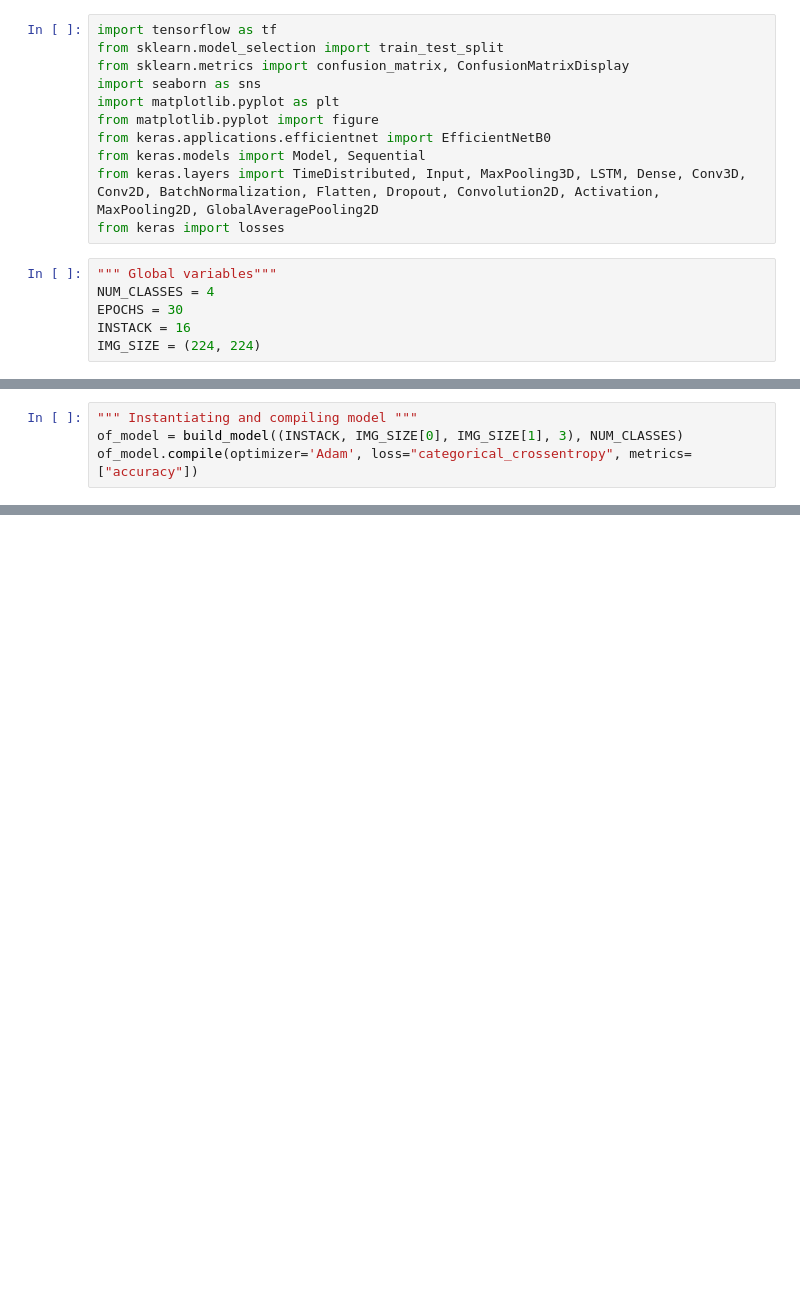
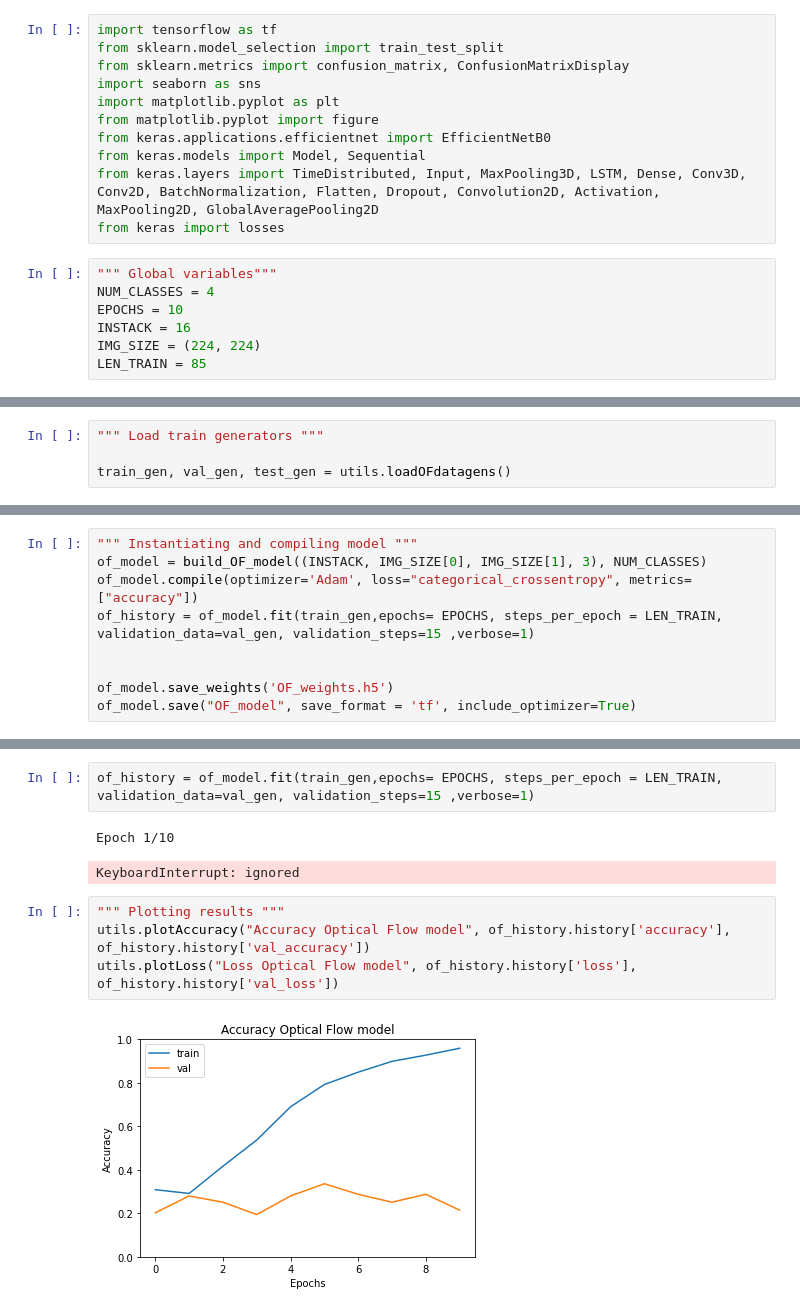
Before and after one commit to flavius25/CV_group25, a Jupyter notebook: OF_CNN.ipynb, the cells around one changed output, grey strips where cells are left out. Saved outputs shown, nothing was run; the diff lists cells and outputs as text; blank space fills up the shorter version.

```diff
--- a/OF_CNN.ipynb
+++ b/OF_CNN.ipynb
@@ -26,6 +23,7 @@ from keras import losses
 # %%
 """ Global variables"""
 NUM_CLASSES = 4
-EPOCHS = 30
+EPOCHS = 10
 INSTACK = 16
 IMG_SIZE = (224, 224)
+LEN_TRAIN = 85
@@ -86,0 +30,4 @@ _________________________________________________________________
+# %%
+""" Load train generators """
+
+train_gen, val_gen, test_gen = utils.loadOFdatagens()
@@ -87,4 +86,9 @@ _________________________________________________________________
 # %%
 """ Instantiating and compiling model """
-of_model = build_model((INSTACK, IMG_SIZE[0], IMG_SIZE[1], 3), NUM_CLASSES)
+of_model = build_OF_model((INSTACK, IMG_SIZE[0], IMG_SIZE[1], 3), NUM_CLASSES)
 of_model.compile(optimizer='Adam', loss="categorical_crossentropy", metrics=["accuracy"])
+of_history = of_model.fit(train_gen,epochs= EPOCHS, steps_per_epoch = LEN_TRAIN, validation_data=val_gen, validation_steps=15 ,verbose=1)
+
+
+of_model.save_weights('OF_weights.h5')
+of_model.save("OF_model", save_format = 'tf', include_optimizer=True)
@@ -90,0 +113,11 @@ of_model.compile(optimizer='Adam', loss="categorical_crossentropy", metrics=["ac
+# %%
+of_history = of_model.fit(train_gen,epochs= EPOCHS, steps_per_epoch = LEN_TRAIN, validation_data=val_gen, validation_steps=15 ,verbose=1)
+# %% [output]
+Epoch 1/10
+KeyboardInterrupt: ignored
+# %%
+""" Plotting results """
+utils.plotAccuracy("Accuracy Optical Flow model", of_history.history['accuracy'], of_history.history['val_accuracy'])
+utils.plotLoss("Loss Optical Flow model", of_history.history['loss'], of_history.history['val_loss'])
+# %% [output]
+[figure, added]
```
Also changed, not shown: parts of 10 cells of this notebook, 1 other file.
